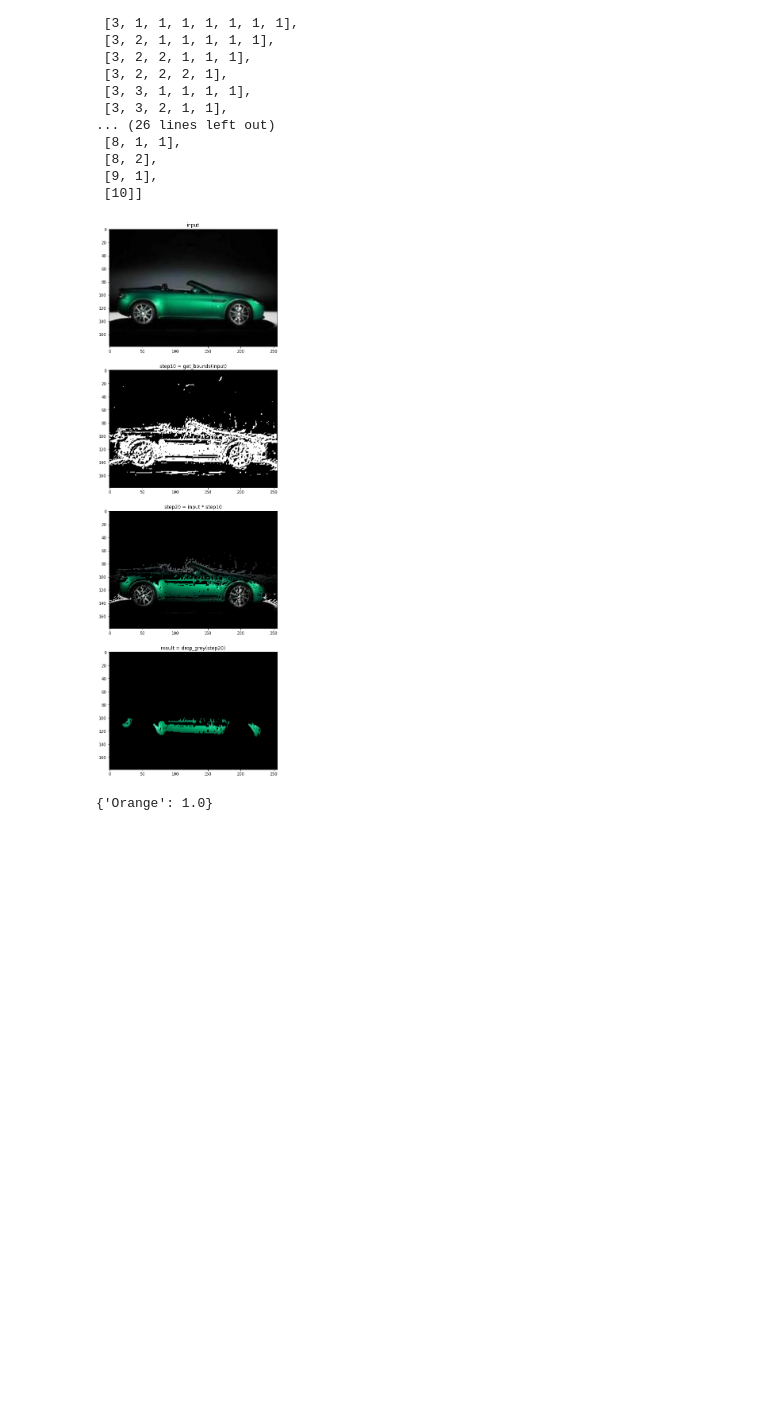
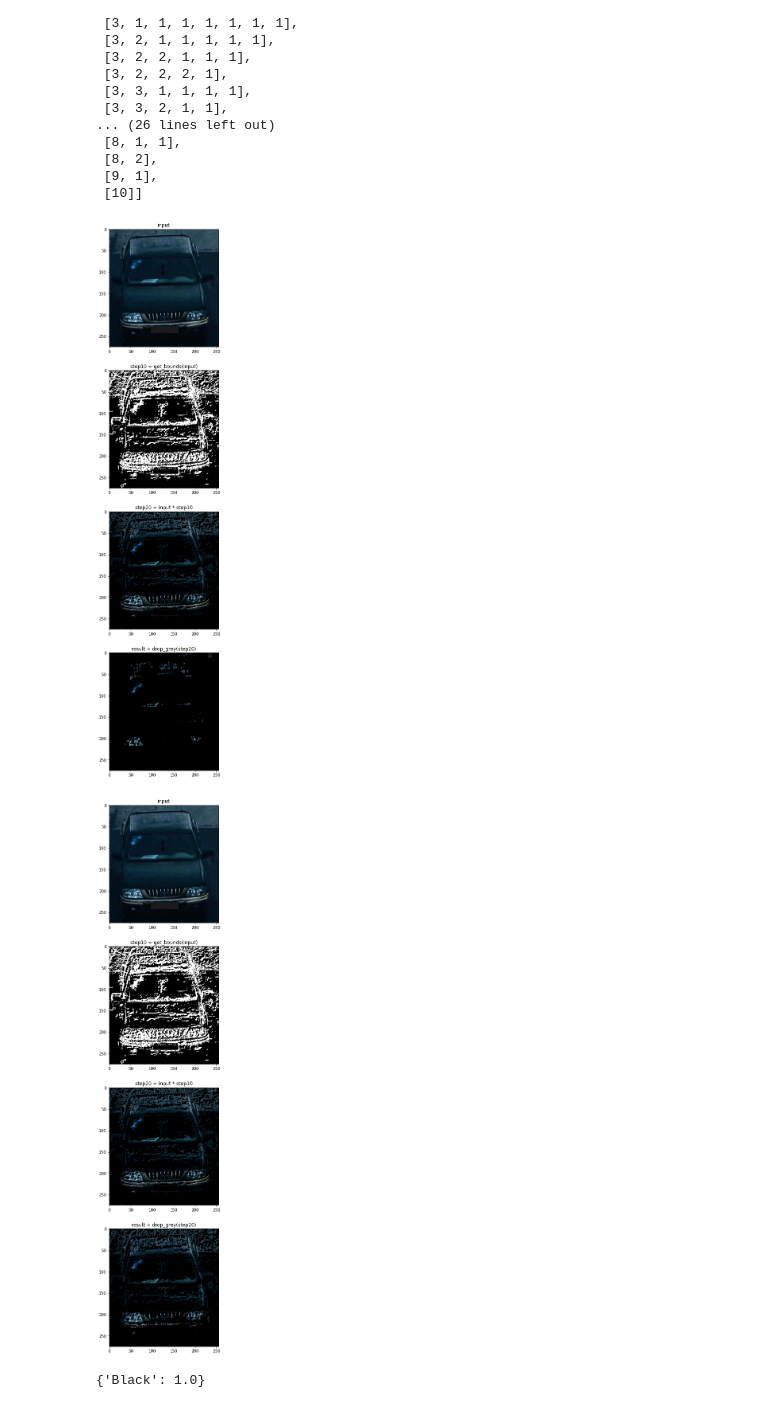
Before and after one commit to VladimirMynka/car-color-detection, a Jupyter notebook: src/experiments.ipynb, the cells around one changed output. Drawn from its saved outputs; the diff is of its cells as text; code cells hidden in the pictures; blank space fills up the shorter version.

```diff
--- a/src/experiments.ipynb
+++ b/src/experiments.ipynb
@@ -1105,10 +1105,11 @@ test = load_test_as_dict()
 # %%
 model.fit(train)
 # %%
-model.predictOne(train['Green'][0], top=1, logging=True)
+model.predictOne(train['Black'][5], top=1, logging=True)
 # %% [output]
-[figure, old version]
+[figure, new version]
+[figure, added]
-{'Orange': 1.0}
+{'Black': 1.0}
 # %%
 test_preds = model.predictForDict(test)
 # %%
```
Also changed, not shown: parts of 2 cells of this notebook, 8 other files.
